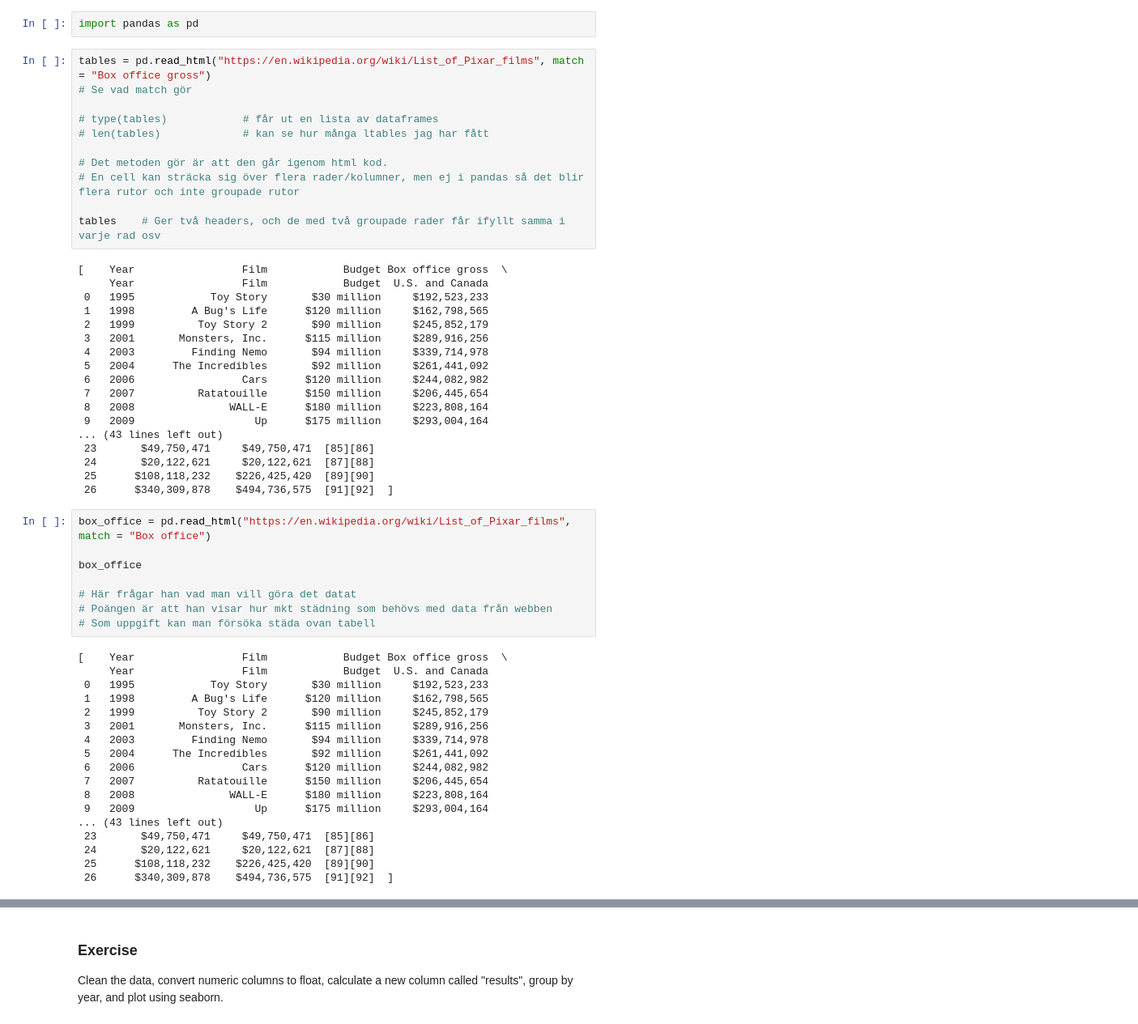
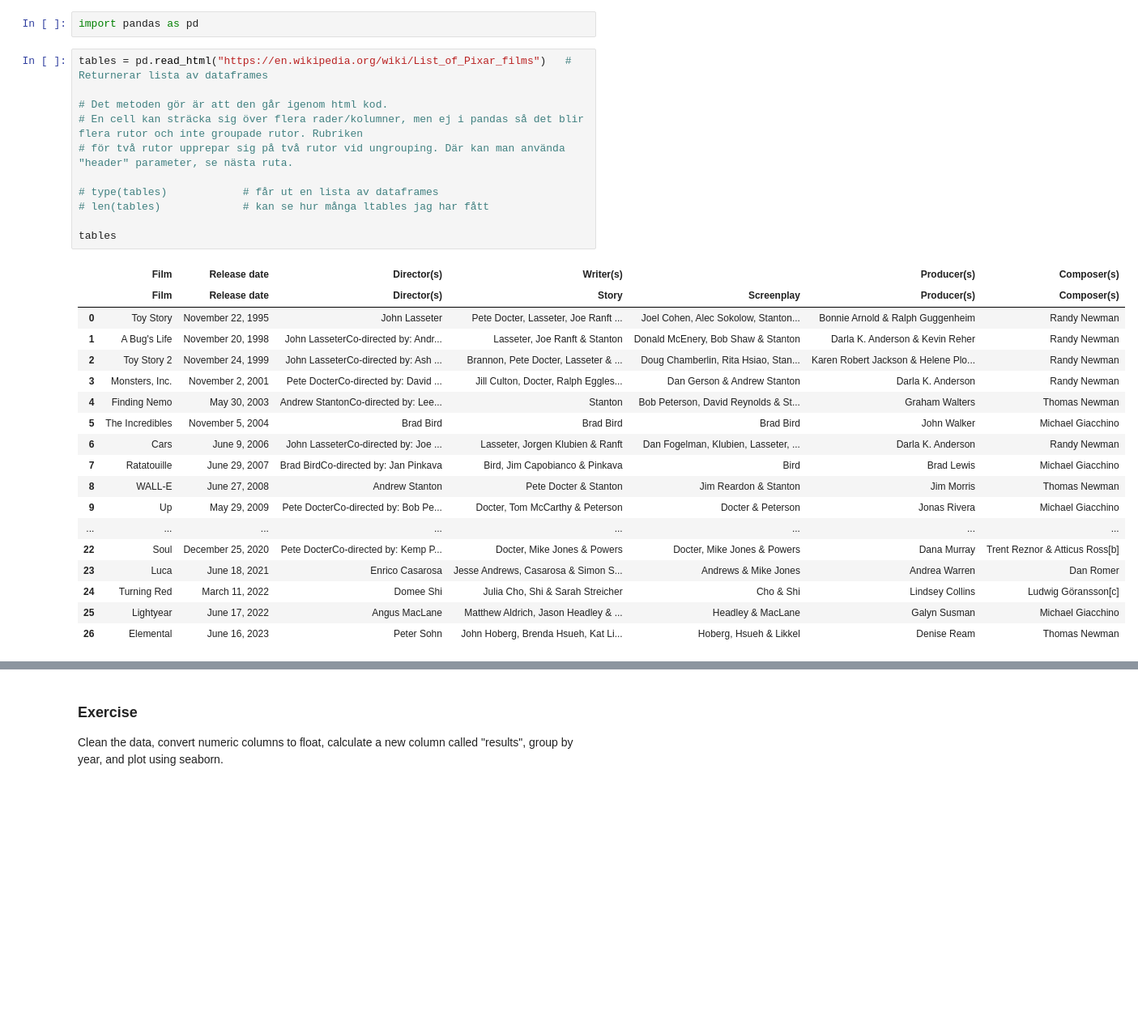
Before and after one commit to yomo001/databehandling-YOUNIS-MOUSSAVI, a Jupyter notebook: Code-Alongs/L012_Read_html.ipynb, the cells around one changed output, grey strips where cells are left out. Shown at 81% size. Saved outputs shown, nothing was run; the diff lists cells and outputs as text; blank space fills up the shorter version.

```diff
--- a/Code-Alongs/L012_Read_html.ipynb
+++ b/Code-Alongs/L012_Read_html.ipynb
@@ -1,57 +1,32 @@
 # %%
 import pandas as pd
 # %%
-tables = pd.read_html("https://en.wikipedia.org/wiki/List_of_Pixar_films", match = "Box office gross")
-# Se vad match gör
+tables = pd.read_html("https://en.wikipedia.org/wiki/List_of_Pixar_films")   # Returnerar lista av dataframes
+
+# Det metoden gör är att den går igenom html kod.
+# En cell kan sträcka sig över flera rader/kolumner, men ej i pandas så det blir flera rutor och inte groupade rutor. Rubriken
+# för två rutor upprepar sig på två rutor vid ungrouping. Där kan man använda "header" parameter, se nästa ruta.
 
 # type(tables)            # får ut en lista av dataframes
 # len(tables)             # kan se hur många ltables jag har fått
 
-# Det metoden gör är att den går igenom html kod.
-# En cell kan sträcka sig över flera rader/kolumner, men ej i pandas så det blir flera rutor och inte groupade rutor
-
-tables    # Ger två headers, och de med två groupade rader får ifyllt samma i varje rad osv
+tables
 # %% [output]
-[    Year                 Film            Budget Box office gross  \
-     Year                 Film            Budget  U.S. and Canada
- 0   1995            Toy Story       $30 million     $192,523,233
- 1   1998         A Bug's Life      $120 million     $162,798,565
- 2   1999          Toy Story 2       $90 million     $245,852,179
- 3   2001       Monsters, Inc.      $115 million     $289,916,256
- 4   2003         Finding Nemo       $94 million     $339,714,978
- 5   2004      The Incredibles       $92 million     $261,441,092
- 6   2006                 Cars      $120 million     $244,082,982
- 7   2007          Ratatouille      $150 million     $206,445,654
- 8   2008               WALL-E      $180 million     $223,808,164
- 9   2009                   Up      $175 million     $293,004,164
-... (43 lines left out)
- 23       $49,750,471     $49,750,471  [85][86]
- 24       $20,122,621     $20,122,621  [87][88]
- 25      $108,118,232    $226,425,420  [89][90]
- 26      $340,309,878    $494,736,575  [91][92]  ]
+|  | Film | Release date | Director(s) | Writer(s) |  | Producer(s) | Composer(s) |
+|  | Film | Release date | Director(s) | Story | Screenplay | Producer(s) | Composer(s) |
+| 0 | Toy Story | November 22, 1995 | John Lasseter | Pete Docter, Lasseter, Joe Ranft ... | Joel Cohen, Alec Sokolow, Stanton... | Bonnie Arnold & Ralph Guggenheim | Randy Newman |
+| 1 | A Bug's Life | November 20, 1998 | John LasseterCo-directed by: Andr... | Lasseter, Joe Ranft & Stanton | Donald McEnery, Bob Shaw & Stanton | Darla K. Anderson & Kevin Reher | Randy Newman |
+| 2 | Toy Story 2 | November 24, 1999 | John LasseterCo-directed by: Ash ... | Brannon, Pete Docter, Lasseter & ... | Doug Chamberlin, Rita Hsiao, Stan... | Karen Robert Jackson & Helene Plo... | Randy Newman |
+| 3 | Monsters, Inc. | November 2, 2001 | Pete DocterCo-directed by: David ... | Jill Culton, Docter, Ralph Eggles... | Dan Gerson & Andrew Stanton | Darla K. Anderson | Randy Newman |
+| 4 | Finding Nemo | May 30, 2003 | Andrew StantonCo-directed by: Lee... | Stanton | Bob Peterson, David Reynolds & St... | Graham Walters | Thomas Newman |
+| 5 | The Incredibles | November 5, 2004 | Brad Bird | Brad Bird | Brad Bird | John Walker | Michael Giacchino |
+| 6 | Cars | June 9, 2006 | John LasseterCo-directed by: Joe ... | Lasseter, Jorgen Klubien & Ranft | Dan Fogelman, Klubien, Lasseter, ... | Darla K. Anderson | Randy Newman |
+| 7 | Ratatouille | June 29, 2007 | Brad BirdCo-directed by: Jan Pinkava | Bird, Jim Capobianco & Pinkava | Bird | Brad Lewis | Michael Giacchino |
+| 8 | WALL-E | June 27, 2008 | Andrew Stanton | Pete Docter & Stanton | Jim Reardon & Stanton | Jim Morris | Thomas Newman |
+| 9 | Up | May 29, 2009 | Pete DocterCo-directed by: Bob Pe... | Docter, Tom McCarthy & Peterson | Docter & Peterson | Jonas Rivera | Michael Giacchino |
+| ... | ... | ... | ... | ... | ... | ... | ... |
+| 22 | Soul | December 25, 2020 | Pete DocterCo-directed by: Kemp P... | Docter, Mike Jones & Powers | Docter, Mike Jones & Powers | Dana Murray | Trent Reznor & Atticus Ross[b] |
+| 23 | Luca | June 18, 2021 | Enrico Casarosa | Jesse Andrews, Casarosa & Simon S... | Andrews & Mike Jones | Andrea Warren | Dan Romer |
+| 24 | Turning Red | March 11, 2022 | Domee Shi | Julia Cho, Shi & Sarah Streicher | Cho & Shi | Lindsey Collins | Ludwig Göransson[c] |
+| 25 | Lightyear | June 17, 2022 | Angus MacLane | Matthew Aldrich, Jason Headley & ... | Headley & MacLane | Galyn Susman | Michael Giacchino |
+| 26 | Elemental | June 16, 2023 | Peter Sohn | John Hoberg, Brenda Hsueh, Kat Li... | Hoberg, Hsueh & Likkel | Denise Ream | Thomas Newman |
-# %%
-box_office = pd.read_html("https://en.wikipedia.org/wiki/List_of_Pixar_films", match = "Box office")
-
-box_office
-
-# Här frågar han vad man vill göra det datat
-# Poängen är att han visar hur mkt städning som behövs med data från webben
-# Som uppgift kan man försöka städa ovan tabell
-# %% [output]
-[    Year                 Film            Budget Box office gross  \
-     Year                 Film            Budget  U.S. and Canada
- 0   1995            Toy Story       $30 million     $192,523,233
- 1   1998         A Bug's Life      $120 million     $162,798,565
- 2   1999          Toy Story 2       $90 million     $245,852,179
- 3   2001       Monsters, Inc.      $115 million     $289,916,256
- 4   2003         Finding Nemo       $94 million     $339,714,978
- 5   2004      The Incredibles       $92 million     $261,441,092
- 6   2006                 Cars      $120 million     $244,082,982
- 7   2007          Ratatouille      $150 million     $206,445,654
- 8   2008               WALL-E      $180 million     $223,808,164
- 9   2009                   Up      $175 million     $293,004,164
-... (43 lines left out)
- 23       $49,750,471     $49,750,471  [85][86]
- 24       $20,122,621     $20,122,621  [87][88]
- 25      $108,118,232    $226,425,420  [89][90]
- 26      $340,309,878    $494,736,575  [91][92]  ]
```
Also changed, not shown: parts of 2 cells of this notebook.
